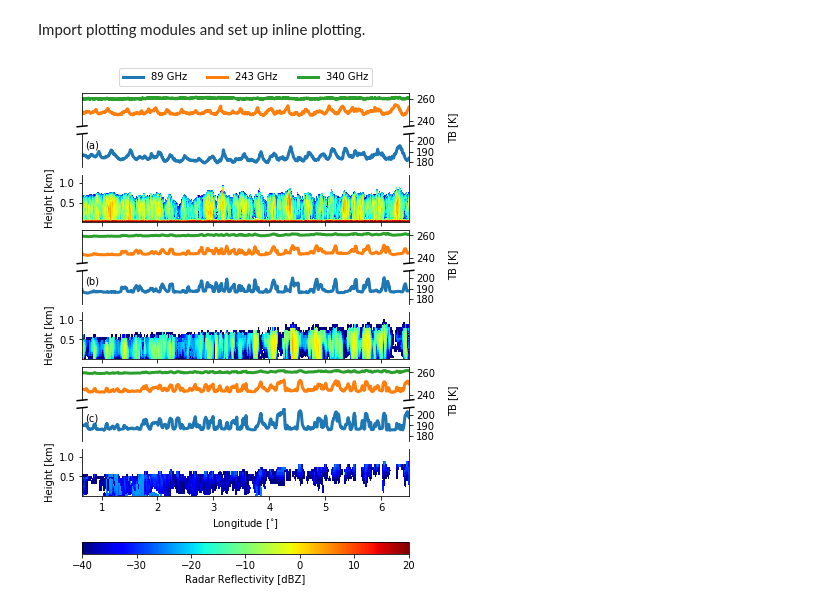
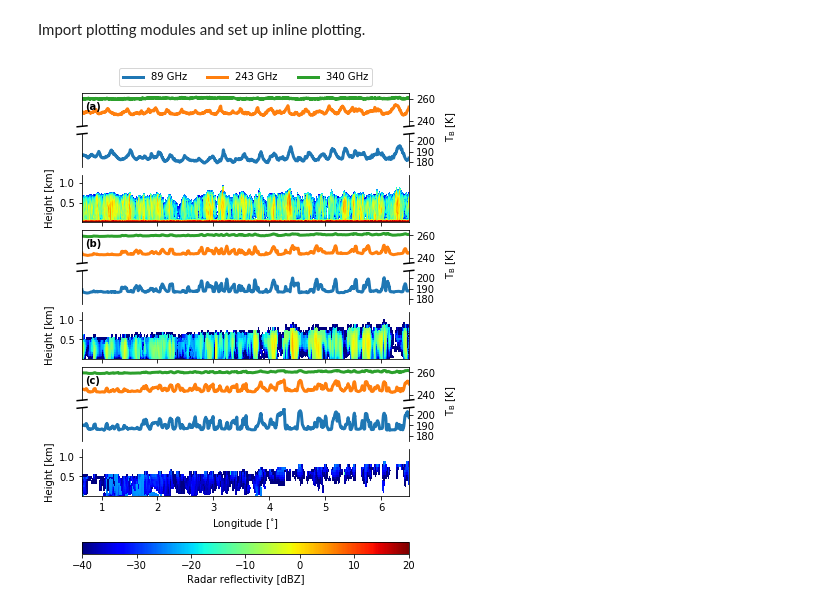
Before and after one commit to igmk/pamtra, a Jupyter notebook: examples/acloud-mirac_vs_icon-pamtra.ipynb, the cells around one changed output. Cells and saved outputs as stored; diff of their text form; code cells hidden in the pictures.

```diff
--- a/examples/acloud-mirac_vs_icon-pamtra.ipynb
+++ b/examples/acloud-mirac_vs_icon-pamtra.ipynb
@@ -161,7 +169,7 @@ def arange_plot(axt,axm,axb):
     axm.tick_params(bottom=False)
     axm.set_yticks(y2ticks)
     axm.set_xlim(xlims)
-    axm.set_ylabel('TB [K]', fontsize=lfnts)
+    axm.set_ylabel('$\mathrm{T_B}$ [K]', fontsize=lfnts)
     axm.yaxis.set_label_coords(1.15, 1.2, transform=axm.transAxes)
 
     make_diag(axt,axm)
@@ -202,7 +210,7 @@ ZeM = np.ma.masked_where(Ze == -999.,Ze)
 ZeM = np.ma.masked_invalid(ZeM)
 pcm = ax3.pcolormesh(lon,alt/1.e3,10.*np.log10(ZeM.T),vmin=ze_min,vmax=ze_max,cmap='jet')
 
-ax2.annotate('(a)',(0.01,0.58), xycoords='axes fraction')
+ax1.annotate('(a)',(0.01,0.5), xycoords='axes fraction',fontweight='bold')
 
 arange_plot(ax1,ax2,ax3)
 
@@ -210,34 +218,34 @@ handles, labels = [(a + b) for a, b in zip(ax2.get_legend_handles_labels(), ax1.
 fig.legend(handles, labels, bbox_to_anchor=(0.5, 1.9),loc='upper center', bbox_transform=ax1.transAxes,ncol=3)
 
 
 longitude = np.zeros((pamtraa['longitude'].shape[0],pamtraa['height'].shape[2]))
 longitude = np.repeat(pamtraa['longitude'],pamtraa['height'].shape[2],axis=1)
 pc = ax6.pcolormesh(longitude[:,:],pamtraa['height'][:,0,:]/1.e3,pamtraa['Ze'][:,0,:,0,0,0],vmin=ze_min,vmax=ze_max,cmap='jet')
 
 ax5.plot(pamtraa['longitude'],pamtrap['tb'][:,0,0,4,0,1],lw=3)
 ax4.plot(pamtraa['longitude'],pamtrap['tb'][:,0,0,0,1,1],color='tab:orange',lw=3)
 ax4.plot(pamtraa['longitude'],pamtrap['tb'][:,0,0,0,2,1],color='tab:green',lw=3)
 
 arange_plot(ax4,ax5,ax6)
 
-ax5.annotate('(b)',(0.01,0.58), xycoords='axes fraction')
+ax4.annotate('(b)',(0.01,0.5), xycoords='axes fraction',fontweight='bold')
 
 pc = ax9.pcolormesh(longitude[:,:],pamtraa2['height'][:,0,:]/1.e3,pamtraa2['Ze'][:,0,:,0,0,0],vmin=ze_min,vmax=ze_max,cmap='jet')
 
 ax8.plot(pamtraa['longitude'],pamtrap2['tb'][:,0,0,4,0,1],lw=3)
 ax7.plot(pamtraa['longitude'],pamtrap2['tb'][:,0,0,0,1,1],color='tab:orange',lw=3)
 ax7.plot(pamtraa['longitude'],pamtrap2['tb'][:,0,0,0,2,1],color='tab:green',lw=3)
 
 arange_plot(ax7,ax8,ax9)
 
-ax8.annotate('(c)',(0.01,0.58), xycoords='axes fraction')
+ax7.annotate('(c)',(0.01,0.5), xycoords='axes fraction',fontweight='bold')
 
 ax9.set_xlabel('Longitude [$^{\circ}$]',fontsize=lfnts)
 ax_box = ax9.get_position()
 axm_box = ax1.get_position()
 cax = fig.add_axes([ax_box.x0, ax_box.y0-0.1, ax_box.width, 0.02], rasterized=True)
 cbar = ax9.get_figure().colorbar(pc, ax=ax9, cax=cax,orientation='horizontal')
-cbar.set_label('Radar Reflectivity [dBZ]', fontsize=10)
+cbar.set_label('Radar reflectivity [dBZ]', fontsize=lfnts)
 cbar.ax.tick_params(labelsize=10)
 # %% [output]
-[figure, old version]
+[figure, new version]
```
Also changed, not shown: parts of 2 cells of this notebook, 6 other files.
